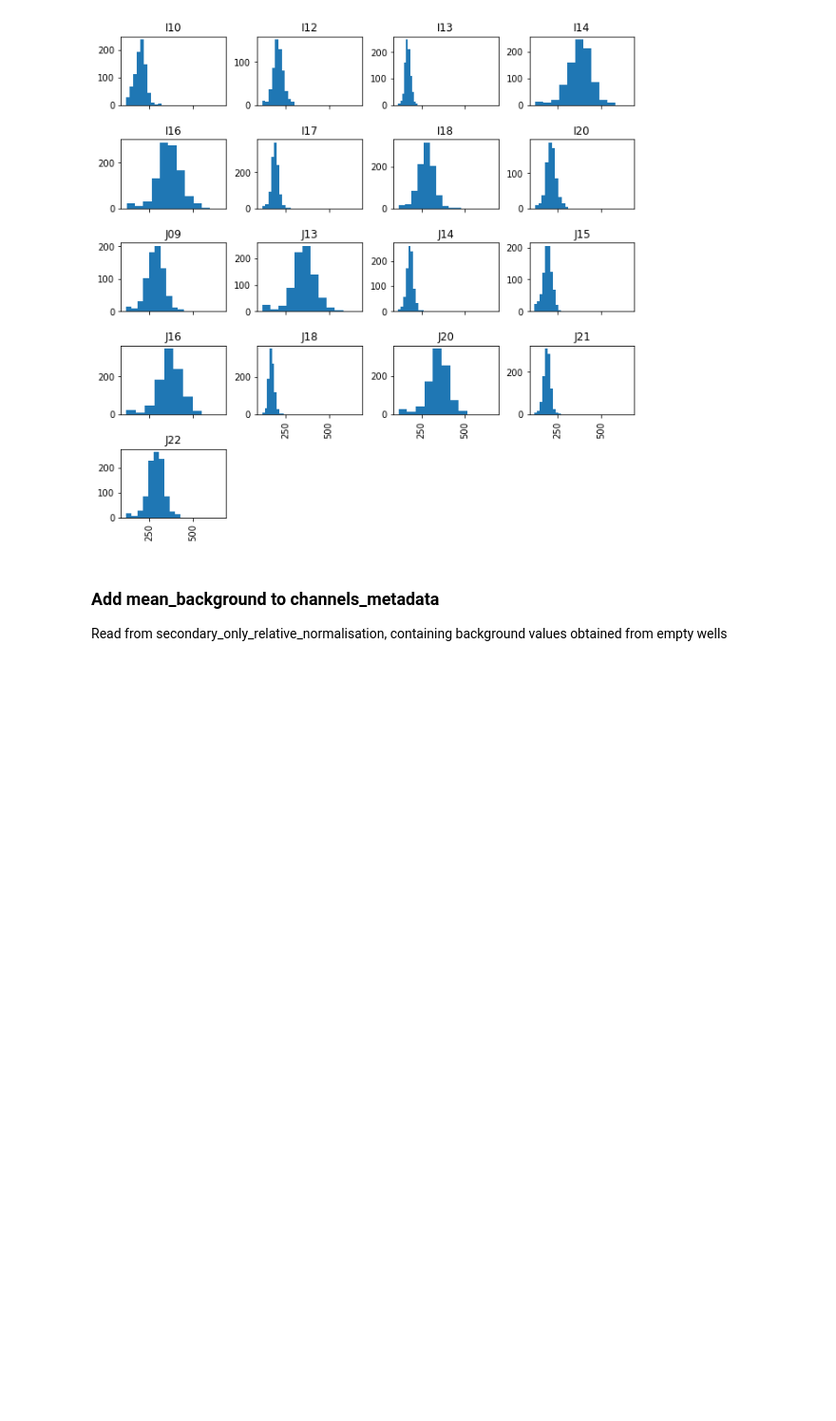
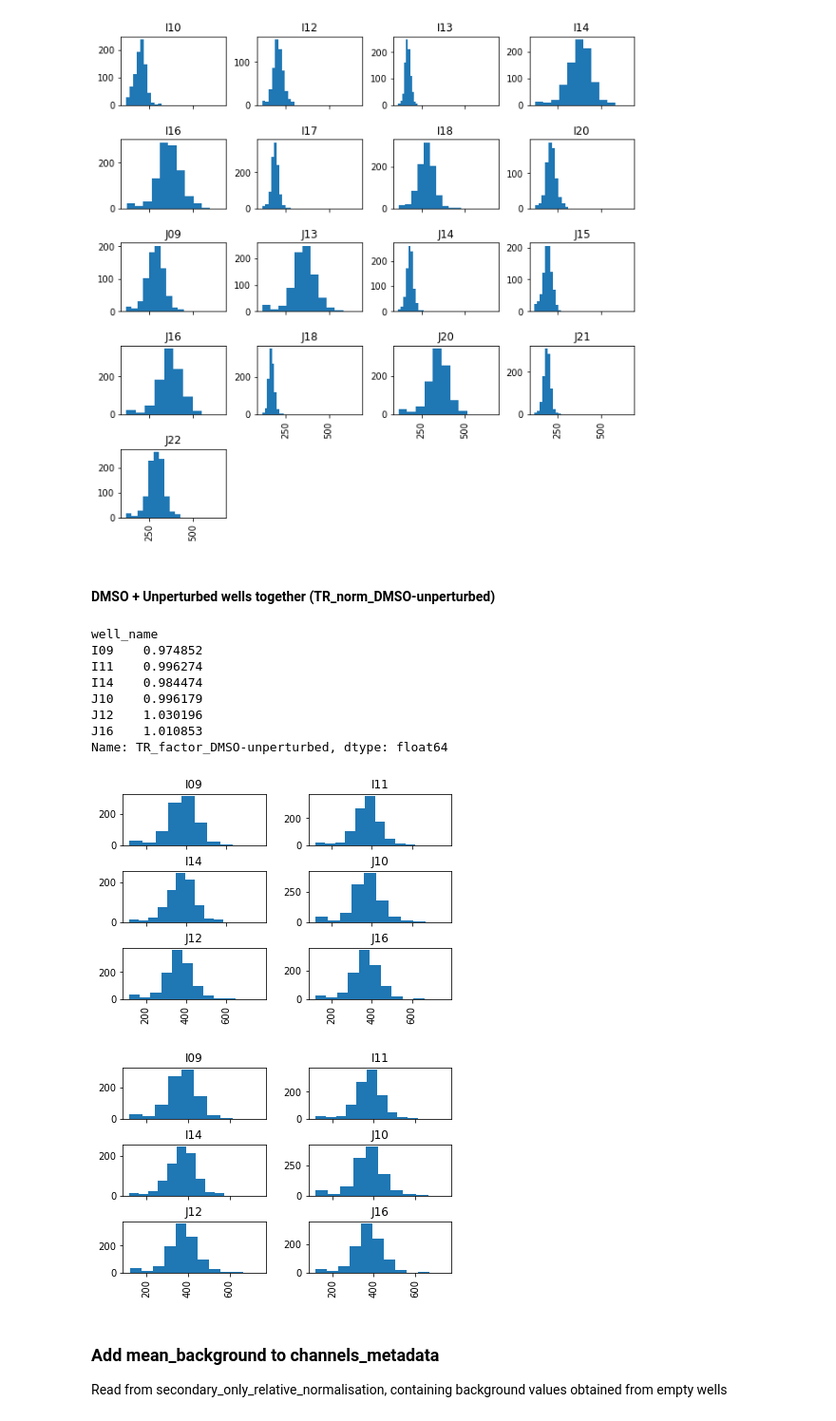
Before and after one commit to theislab/campa_ana, a Jupyter notebook: workflow/01_prepare_data.ipynb, the cells around one changed output. Shown at 95% size. Saved outputs shown, nothing was run; the diff lists cells and outputs as text; code cells hidden in the pictures; blank space fills up the shorter version.

```diff
--- a/workflow/01_prepare_data.ipynb
+++ b/workflow/01_prepare_data.ipynb
@@ -207,11 +207,11 @@ def calculate_TR(data_dirs, normalise=False):
         df_mean_obj['TR_norm'] = df_mean_obj['TR'] * df_mean_obj['TR_factor']
     return df_mean_obj
 
-def update_metadata_with_TR(data_dirs, df_mean_obj, normalise=False):
+def update_metadata_with_TR(data_dirs, df_mean_obj, normalise=False, normalise_suffix=''):
     # write TR, TR_factor, and TR_norm to metadata.csv
     cols = [OBJ_ID, 'TR']
     if normalise:
-        cols.extend(['TR_factor', 'TR_norm'])
+        cols.extend(['TR_factor'+normalise_suffix, 'TR_norm'+normalise_suffix])
     for d in data_dirs:
         metadata = pd.read_csv(os.path.join(d, 'metadata.csv'), index_col=0)
         metadata = metadata.merge(df_mean_obj[cols], on=OBJ_ID, how='left', suffixes=('_OLD', ''))
@@ -307,6 +307,31 @@ update_metadata_with_TR(data_dirs, df, normalise=False)
 _ = df['TR'].hist(by=df['well_name'], sharex=True, figsize=(10,10))
 # %% [output]
 [figure]
+# %% [markdown]
+#### DMSO + Unperturbed wells together (TR_norm_DMSO-unperturbed)
+# %%
+data_dirs = [os.path.join(DATA_DIR, '184A1_unperturbed', well) for well in ['I09', 'I11', 'J10', 'J12']] + \
+            [os.path.join(DATA_DIR, '184A1_DMSO', well) for well in ['I14', 'J16']]
+
+df = calculate_TR(data_dirs, normalise=True)
+df = df.rename(columns={'TR_norm': 'TR_norm_DMSO-unperturbed', 'TR_factor': 'TR_factor_DMSO-unperturbed'})
+update_metadata_with_TR(data_dirs, df, normalise=True, normalise_suffix='_DMSO-unperturbed')
+
+# show results
+display(df.groupby('well_name')['TR_factor_DMSO-unperturbed'].first())
+_ = df['TR'].hist(by=df['well_name'], sharex=True)
+_ = df['TR_norm_DMSO-unperturbed'].hist(by=df['well_name'], sharex=True)
+# %% [output]
+well_name
+I09    0.974852
+I11    0.996274
+I14    0.984474
+J10    0.996179
+J12    1.030196
+J16    1.010853
+Name: TR_factor_DMSO-unperturbed, dtype: float64
+[figure, added]
+[figure, added]
 # %% [markdown]
 ### Add mean_background to channels_metadata
 Read from secondary_only_relative_normalisation, containing background values obtained from empty wells
```
Also changed, not shown: parts of 1 cell of this notebook, 6 other files.
